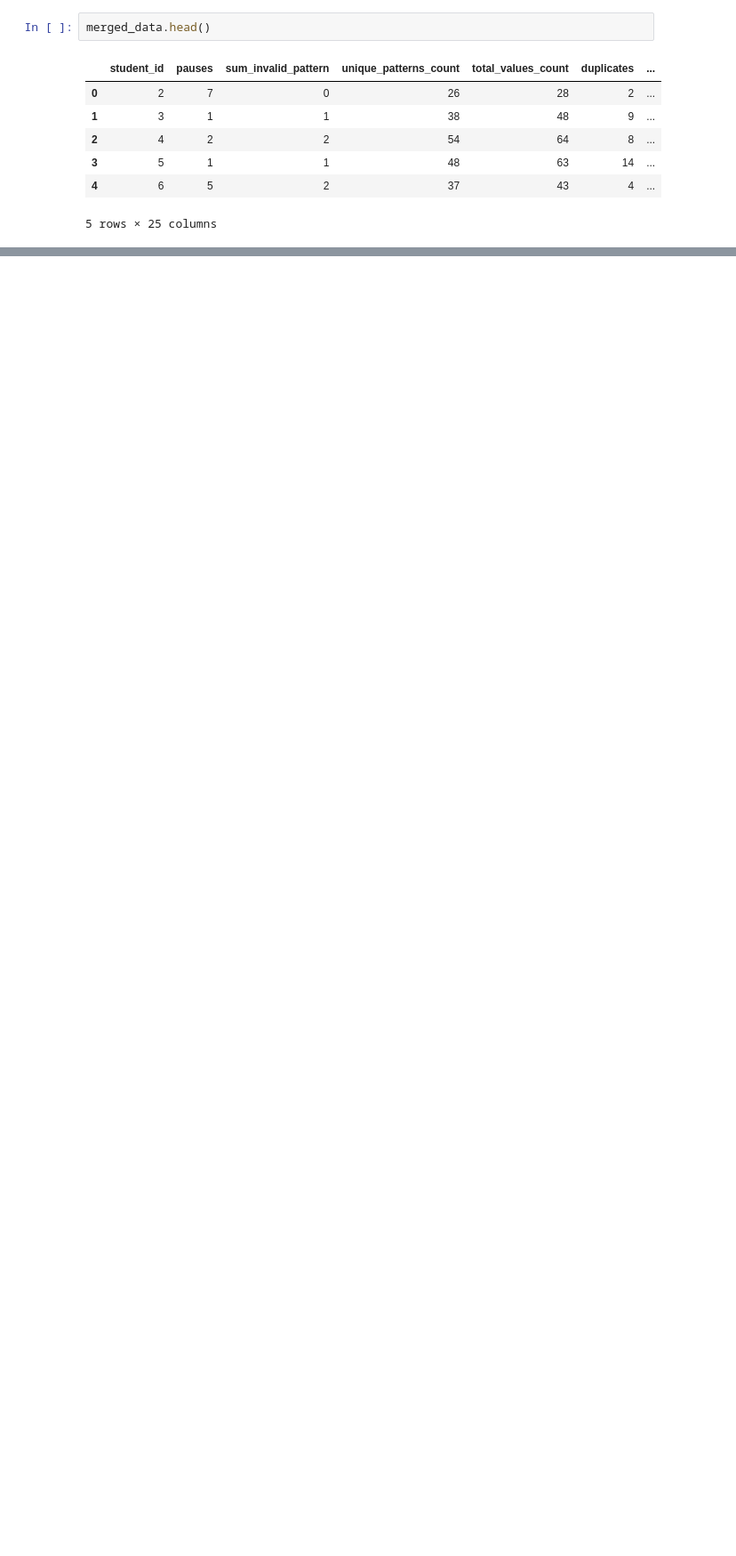
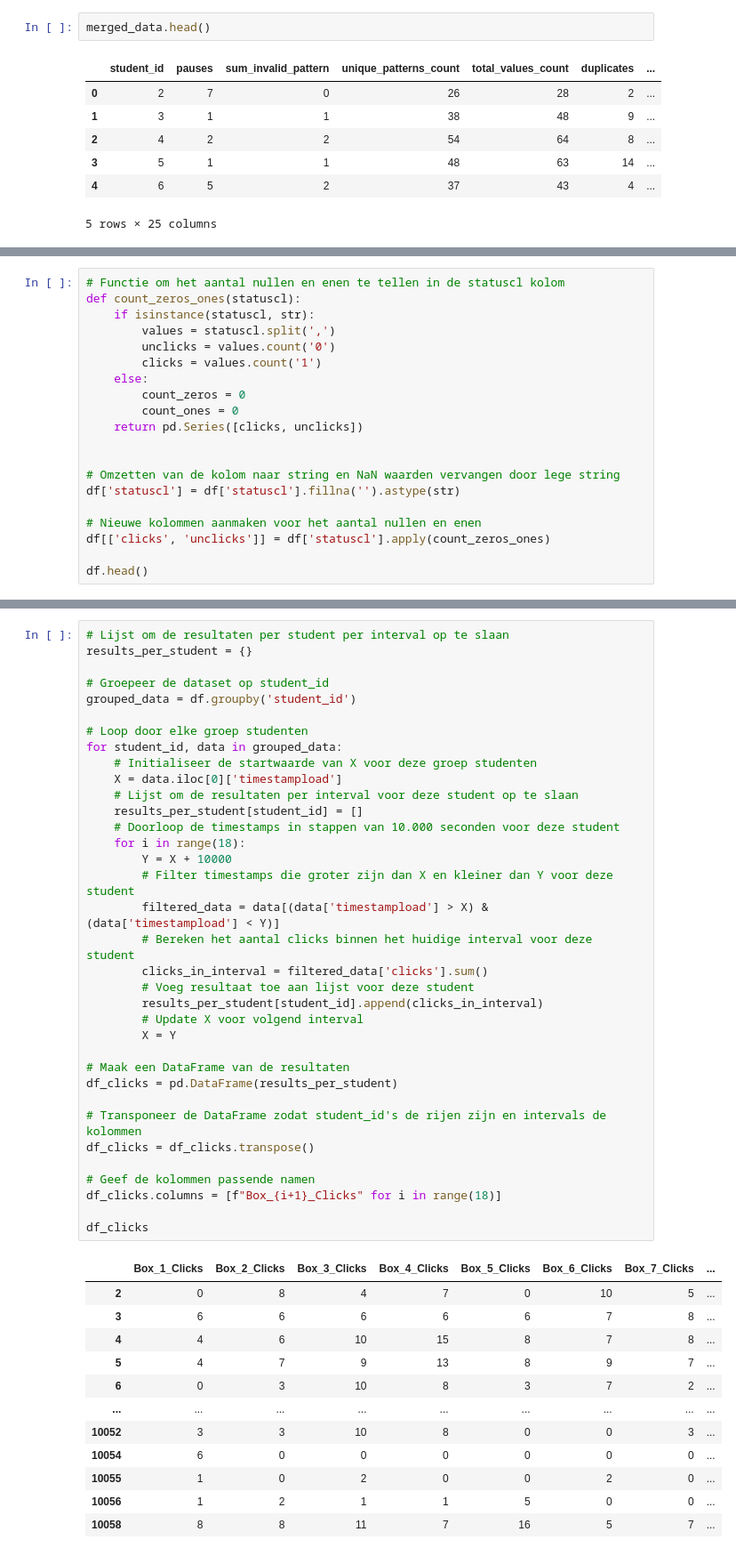
Before and after one commit to RowanBattles/Group4AI, a Jupyter notebook: Workbook.ipynb, the cells around one changed output, grey strips where cells are left out. Shown: that part at 89% size. Saved outputs shown, nothing was run; the diff lists cells and outputs as text; blank space fills up the shorter version.

```diff
--- a/Workbook.ipynb
+++ b/Workbook.ipynb
@@ -981,0 +831,20 @@ merged_data.head()
+# %%
+# Functie om het aantal nullen en enen te tellen in de statuscl kolom
+def count_zeros_ones(statuscl):
+    if isinstance(statuscl, str):
+        values = statuscl.split(',')
+        unclicks = values.count('0')
+        clicks = values.count('1')
+    else:
+        count_zeros = 0
+        count_ones = 0
+    return pd.Series([clicks, unclicks])
+
+
+# Omzetten van de kolom naar string en NaN waarden vervangen door lege string
+df['statuscl'] = df['statuscl'].fillna('').astype(str)
+
+# Nieuwe kolommen aanmaken voor het aantal nullen en enen
+df[['clicks', 'unclicks']] = df['statuscl'].apply(count_zeros_ones)
+
+df.head()
@@ -981,0 +907,48 @@ merged_data.head()
+# %%
+# Lijst om de resultaten per student per interval op te slaan
+results_per_student = {}
+
+# Groepeer de dataset op student_id
+grouped_data = df.groupby('student_id')
+
+# Loop door elke groep studenten
+for student_id, data in grouped_data:
+    # Initialiseer de startwaarde van X voor deze groep studenten
+    X = data.iloc[0]['timestampload']
+    # Lijst om de resultaten per interval voor deze student op te slaan
+    results_per_student[student_id] = []
+    # Doorloop de timestamps in stappen van 10.000 seconden voor deze student
+    for i in range(18):
+        Y = X + 10000
+        # Filter timestamps die groter zijn dan X en kleiner dan Y voor deze student
+        filtered_data = data[(data['timestampload'] > X) & (data['timestampload'] < Y)]
+        # Bereken het aantal clicks binnen het huidige interval voor deze student
+        clicks_in_interval = filtered_data['clicks'].sum()
+        # Voeg resultaat toe aan lijst voor deze student
+        results_per_student[student_id].append(clicks_in_interval)
+        # Update X voor volgend interval
+        X = Y
+
+# Maak een DataFrame van de resultaten
+df_clicks = pd.DataFrame(results_per_student)
+
+# Transponeer de DataFrame zodat student_id's de rijen zijn en intervals de kolommen
+df_clicks = df_clicks.transpose()
+
+# Geef de kolommen passende namen
+df_clicks.columns = [f"Box_{i+1}_Clicks" for i in range(18)]
+
+df_clicks
+# %% [output]
+|  | Box_1_Clicks | Box_2_Clicks | Box_3_Clicks | Box_4_Clicks | Box_5_Clicks | Box_6_Clicks | Box_7_Clicks | ... |
+| 2 | 0 | 8 | 4 | 7 | 0 | 10 | 5 | ... |
+| 3 | 6 | 6 | 6 | 6 | 6 | 7 | 8 | ... |
+| 4 | 4 | 6 | 10 | 15 | 8 | 7 | 8 | ... |
+| 5 | 4 | 7 | 9 | 13 | 8 | 9 | 7 | ... |
+| 6 | 0 | 3 | 10 | 8 | 3 | 7 | 2 | ... |
+| ... | ... | ... | ... | ... | ... | ... | ... | ... |
+| 10052 | 3 | 3 | 10 | 8 | 0 | 0 | 3 | ... |
+| 10054 | 6 | 0 | 0 | 0 | 0 | 0 | 0 | ... |
+| 10055 | 1 | 0 | 2 | 0 | 0 | 2 | 0 | ... |
+| 10056 | 1 | 2 | 1 | 1 | 5 | 0 | 0 | ... |
+| 10058 | 8 | 8 | 11 | 7 | 16 | 5 | 7 | ... |
```
Also changed, not shown: parts of 21 cells of this notebook.
